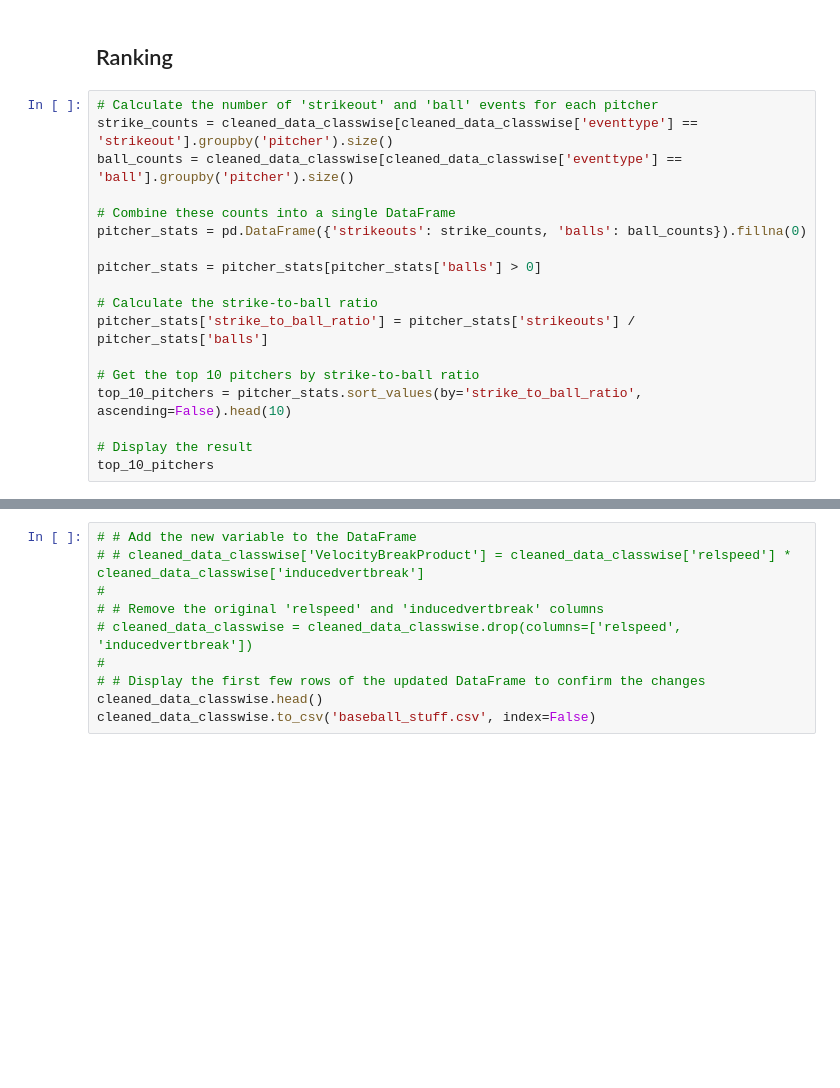
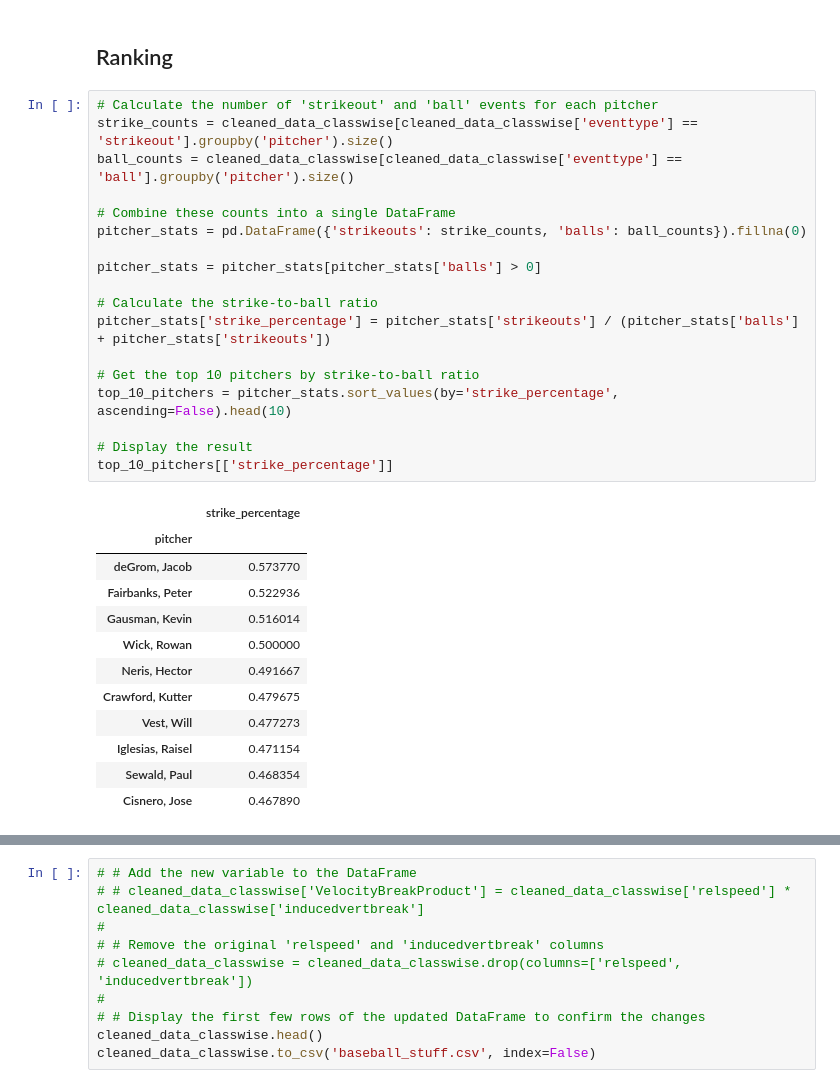
Before and after one commit to NathanG1en/baseball-research, a Jupyter notebook: Modeling.ipynb, the cells around one changed output, grey strips where cells are left out. Cells and saved outputs as stored; diff of their text form; blank space fills up the shorter version.

```diff
--- a/Modeling.ipynb
+++ b/Modeling.ipynb
@@ -291,20 +389,33 @@ cleaned_data_classwise
 # %%
 # Calculate the number of 'strikeout' and 'ball' events for each pitcher
 strike_counts = cleaned_data_classwise[cleaned_data_classwise['eventtype'] == 'strikeout'].groupby('pitcher').size()
 ball_counts = cleaned_data_classwise[cleaned_data_classwise['eventtype'] == 'ball'].groupby('pitcher').size()
 
 # Combine these counts into a single DataFrame
 pitcher_stats = pd.DataFrame({'strikeouts': strike_counts, 'balls': ball_counts}).fillna(0)
 
 pitcher_stats = pitcher_stats[pitcher_stats['balls'] > 0]
 
 # Calculate the strike-to-ball ratio
-pitcher_stats['strike_to_ball_ratio'] = pitcher_stats['strikeouts'] / pitcher_stats['balls']
+pitcher_stats['strike_percentage'] = pitcher_stats['strikeouts'] / (pitcher_stats['balls'] + pitcher_stats['strikeouts'])
 
 # Get the top 10 pitchers by strike-to-ball ratio
-top_10_pitchers = pitcher_stats.sort_values(by='strike_to_ball_ratio', ascending=False).head(10)
+top_10_pitchers = pitcher_stats.sort_values(by='strike_percentage', ascending=False).head(10)
 
 # Display the result
-top_10_pitchers
+top_10_pitchers[['strike_percentage']]
+# %% [output]
+|  | strike_percentage |
+| pitcher |  |
+| deGrom, Jacob | 0.573770 |
+| Fairbanks, Peter | 0.522936 |
+| Gausman, Kevin | 0.516014 |
+| Wick, Rowan | 0.500000 |
+| Neris, Hector | 0.491667 |
+| Crawford, Kutter | 0.479675 |
+| Vest, Will | 0.477273 |
+| Iglesias, Raisel | 0.471154 |
+| Sewald, Paul | 0.468354 |
+| Cisnero, Jose | 0.467890 |
 # %%
 # Get the top 10 pitchers by strike-to-ball ratio
```
Also changed, not shown: parts of 96 cells of this notebook, 2 other files.
